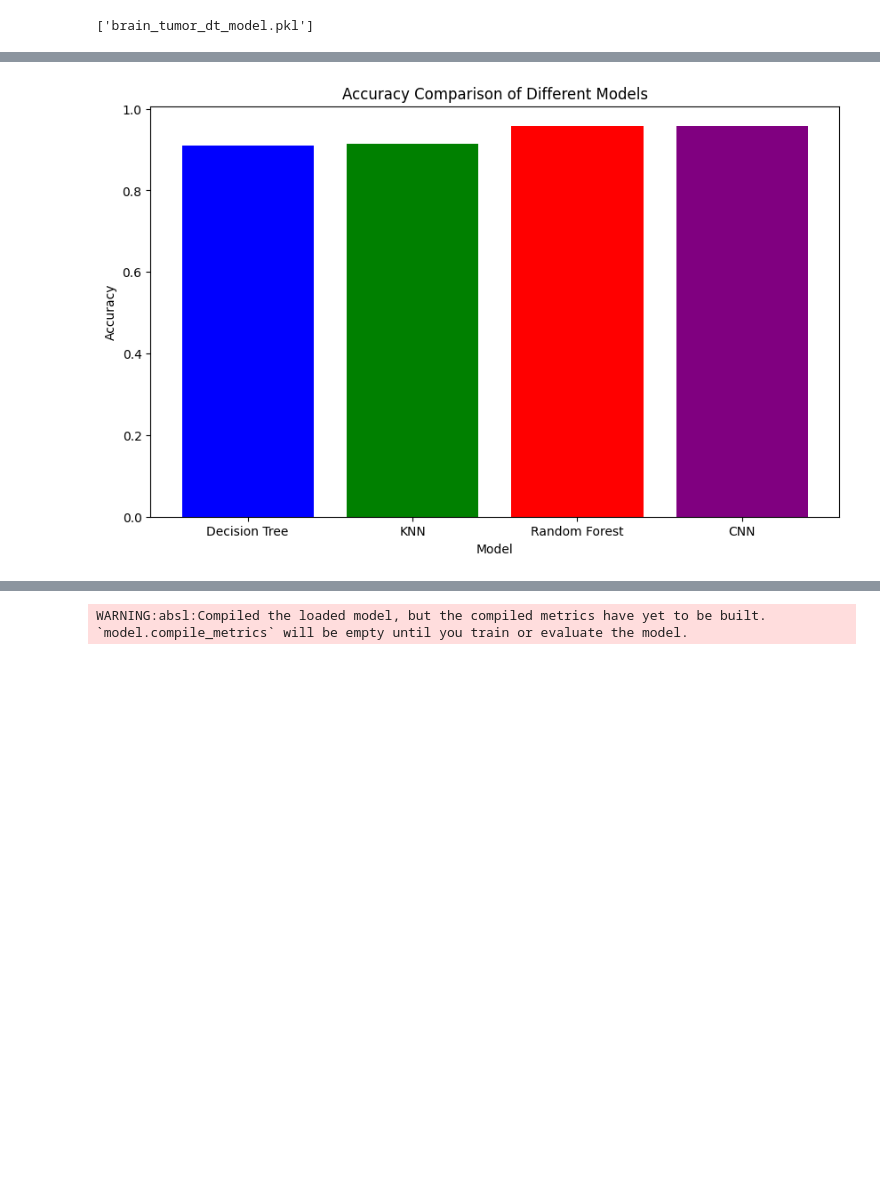
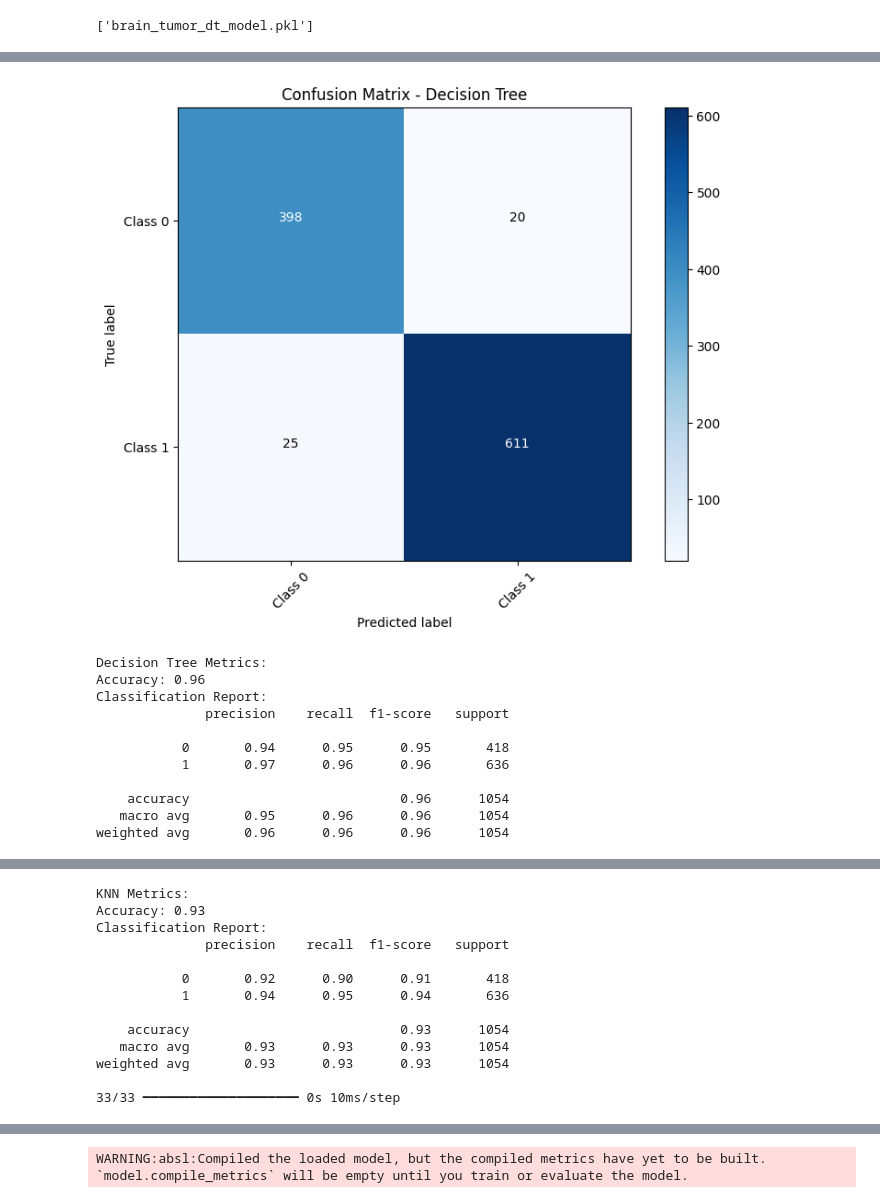
Before and after one commit to Whis2903/Tumor-Prediction, a Jupyter notebook: model.ipynb, the cells around one changed output, grey strips where cells are left out. Cells and saved outputs as stored; diff of their text form; code cells hidden in the pictures; blank space fills up the shorter version.

```diff
--- a/model.ipynb
+++ b/model.ipynb
@@ -288,11 +459,56 @@ plt.show()
-# %%
-accuracies.append(accuracy_cnn)
-model_names.append('CNN')
-plt.figure(figsize=(10, 6))
-plt.bar(model_names, accuracies, color=['blue', 'green', 'red', 'purple'])
-plt.xlabel('Model')
-plt.ylabel('Accuracy')
-plt.title('Accuracy Comparison of Different Models')
-plt.show()
-# %% [output]
-[figure, removed]
+# %%
+# Models to evaluate
+models = {
+    'Decision Tree': dt_model,
+    'KNN': knn_model,
+}
+
+cnn_models = {
+    'Basic CNN': basic_cnn_model,
+    'Modified CNN': cnn_model
+}
+
+model_names = list(models.keys())
+cnn_model_names = list(cnn_models.keys())
+# %%
+for name, model in models.items():
+    accuracy, conf_matrix, class_report, y_proba = evaluate_non_cnn_model(model, x_test_scaled, y_test)
+
+    # Plot confusion matrix
+    plt.figure(figsize=(8, 6))
+    plot_confusion_matrix(conf_matrix, classes=['Class 0', 'Class 1'], title=f'Confusion Matrix - {name}')
+    plt.show()
+
+    # Print metrics
+    print(f"{name} Metrics:")
+    print(f"Accuracy: {accuracy:.2f}")
+    print("Classification Report:")
+    print(class_report)
+
+# Evaluate CNN models
+for name, cnn_model in cnn_models.items():
+    accuracy, conf_matrix, class_report = evaluate_cnn_model(cnn_model, x_test_cnn, y_test_cnn)
+
+    # Plot confusion matrix
+    plt.figure(figsize=(8, 6))
+    plot_confusion_matrix(conf_matrix, classes=['Class 0', 'Class 1'], title=f'Confusion Matrix - {name}')
+    plt.show()
+
+    # Print metrics
+    print(f"{name} Metrics:")
+    print(f"Accuracy: {accuracy:.2f}")
+    print("Classification Report:")
+    print(class_report)
+# %% [output]
+[figure, added]
+Decision Tree Metrics:
+Accuracy: 0.96
+Classification Report:
+              precision    recall  f1-score   support
+
+           0       0.94      0.95      0.95       418
+           1       0.97      0.96      0.96       636
+
+    accuracy                           0.96      1054
+   macro avg       0.95      0.96      0.96      1054
+weighted avg       0.96      0.96      0.96      1054
@@ -298,0 +516,13 @@ plt.show()
+KNN Metrics:
+Accuracy: 0.93
+Classification Report:
+              precision    recall  f1-score   support
+
+           0       0.92      0.90      0.91       418
+           1       0.94      0.95      0.94       636
+
+    accuracy                           0.93      1054
+   macro avg       0.93      0.93      0.93      1054
+weighted avg       0.93      0.93      0.93      1054
+
+33/33 ━━━━━━━━━━━━━━━━━━━━ 0s 10ms/step
```
Also changed, not shown: parts of 33 cells of this notebook.
